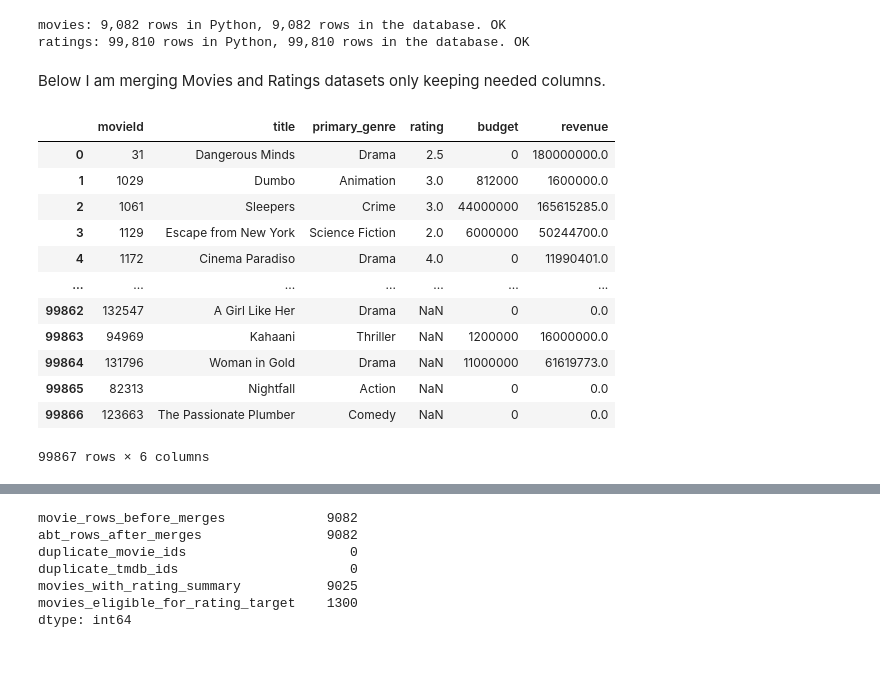
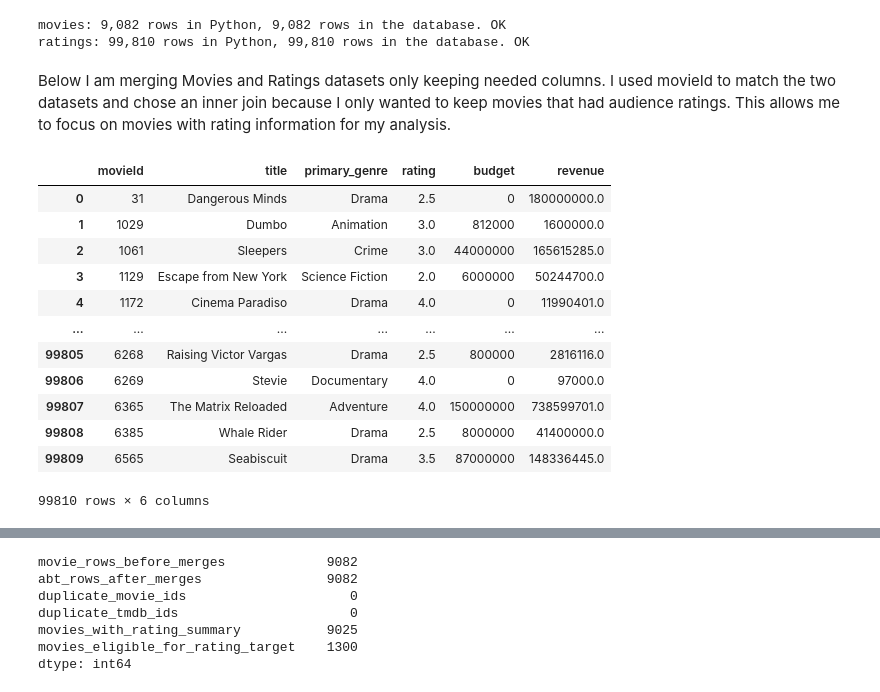
Before and after one commit to mlholg99/ban6003-project-movie-template-Meagan_Holguin, a Jupyter notebook: notebooks/movies_project_starter.ipynb, the cells around one changed output, grey strips where cells are left out. Saved outputs shown, nothing was run; the diff lists cells and outputs as text; code cells hidden in the pictures; blank space fills up the shorter version.

```diff
--- a/notebooks/movies_project_starter.ipynb
+++ b/notebooks/movies_project_starter.ipynb
@@ -463,45 +463,42 @@ def run_query(query, engine):
         return pd.DataFrame()
     return pd.read_sql(query, engine)
 # %% [markdown]
-Below I am merging Movies and Ratings datasets only keeping needed columns.
+Below I am merging Movies and Ratings datasets only keeping needed columns. I used movieId to match the two datasets and chose an inner join because I only wanted to keep movies that had audience ratings. This allows me to focus on movies with rating information for my analysis.
 # %%
-# Milestone 2 code workspace
-# Build or revise your ABT here.
-# Add row-count checks and duplicate-key checks after each major merge.
 
 query = '''
 WITH movies_ratings AS (
 SELECT
     m."movieId",
     m.title,
     m."primary_genre",
     r.rating,
     m.budget,
     m.revenue
     FROM movies AS m
-LEFT JOIN ratings AS r
+INNER JOIN ratings AS r
     ON m."movieId" = r."movieId"
 )
 SELECT
     mr.*
 FROM movies_ratings AS mr;
 '''
 
 movie_rating_merged = run_query(query, project_engine)
 
 display(movie_rating_merged)
 # %% [output]
 |  | movieId | title | primary_genre | rating | budget | revenue |
 | 0 | 31 | Dangerous Minds | Drama | 2.5 | 0 | 180000000.0 |
 | 1 | 1029 | Dumbo | Animation | 3.0 | 812000 | 1600000.0 |
 | 2 | 1061 | Sleepers | Crime | 3.0 | 44000000 | 165615285.0 |
 | 3 | 1129 | Escape from New York | Science Fiction | 2.0 | 6000000 | 50244700.0 |
 | 4 | 1172 | Cinema Paradiso | Drama | 4.0 | 0 | 11990401.0 |
 | ... | ... | ... | ... | ... | ... | ... |
-| 99862 | 132547 | A Girl Like Her | Drama | NaN | 0 | 0.0 |
-| 99863 | 94969 | Kahaani | Thriller | NaN | 1200000 | 16000000.0 |
-| 99864 | 131796 | Woman in Gold | Drama | NaN | 11000000 | 61619773.0 |
-| 99865 | 82313 | Nightfall | Action | NaN | 0 | 0.0 |
-| 99866 | 123663 | The Passionate Plumber | Comedy | NaN | 0 | 0.0 |
+| 99805 | 6268 | Raising Victor Vargas | Drama | 2.5 | 800000 | 2816116.0 |
+| 99806 | 6269 | Stevie | Documentary | 4.0 | 0 | 97000.0 |
+| 99807 | 6365 | The Matrix Reloaded | Adventure | 4.0 | 150000000 | 738599701.0 |
+| 99808 | 6385 | Whale Rider | Drama | 2.5 | 8000000 | 41400000.0 |
+| 99809 | 6565 | Seabiscuit | Drama | 3.5 | 87000000 | 148336445.0 |
-99867 rows × 6 columns
+99810 rows × 6 columns
 # %% [markdown]
```
Also changed, not shown: parts of 6 cells of this notebook.
